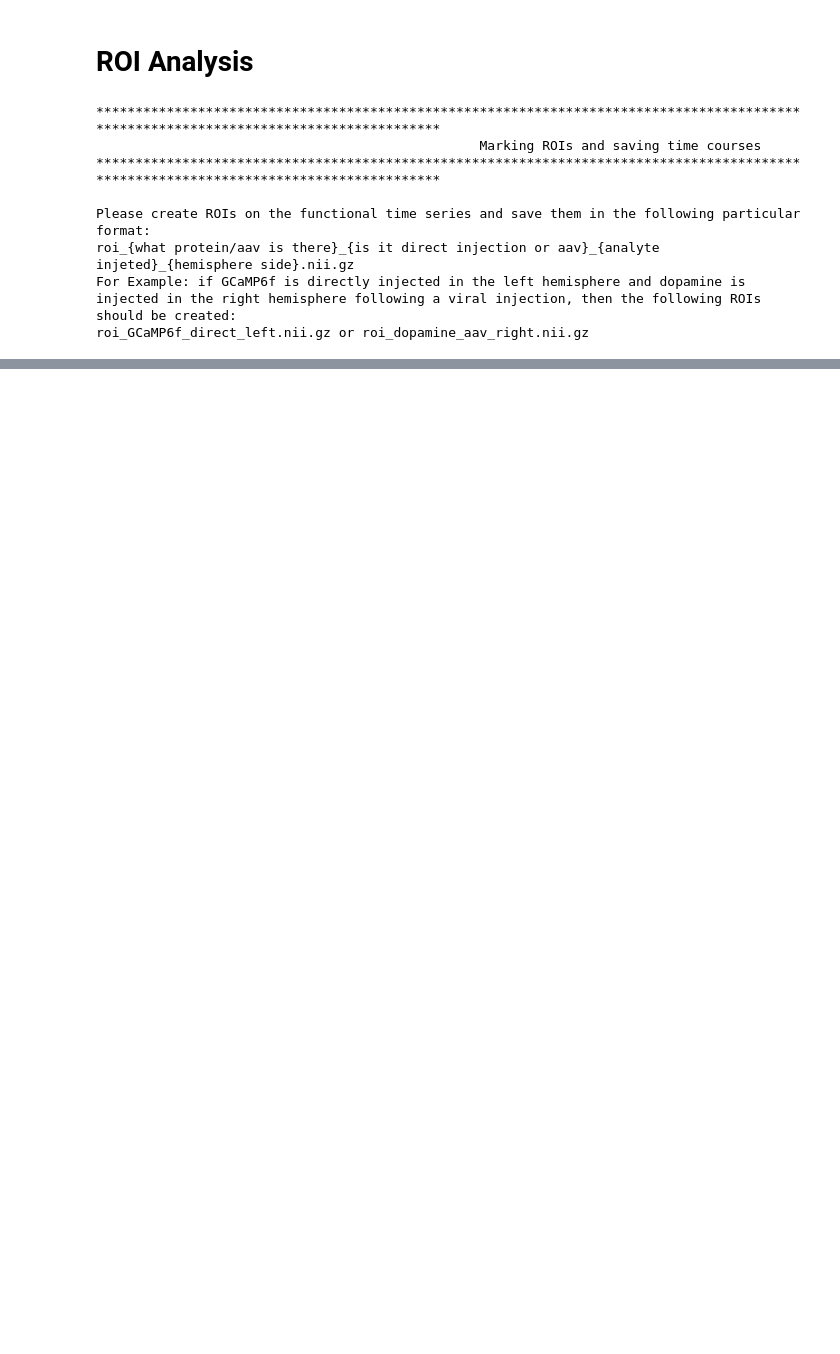
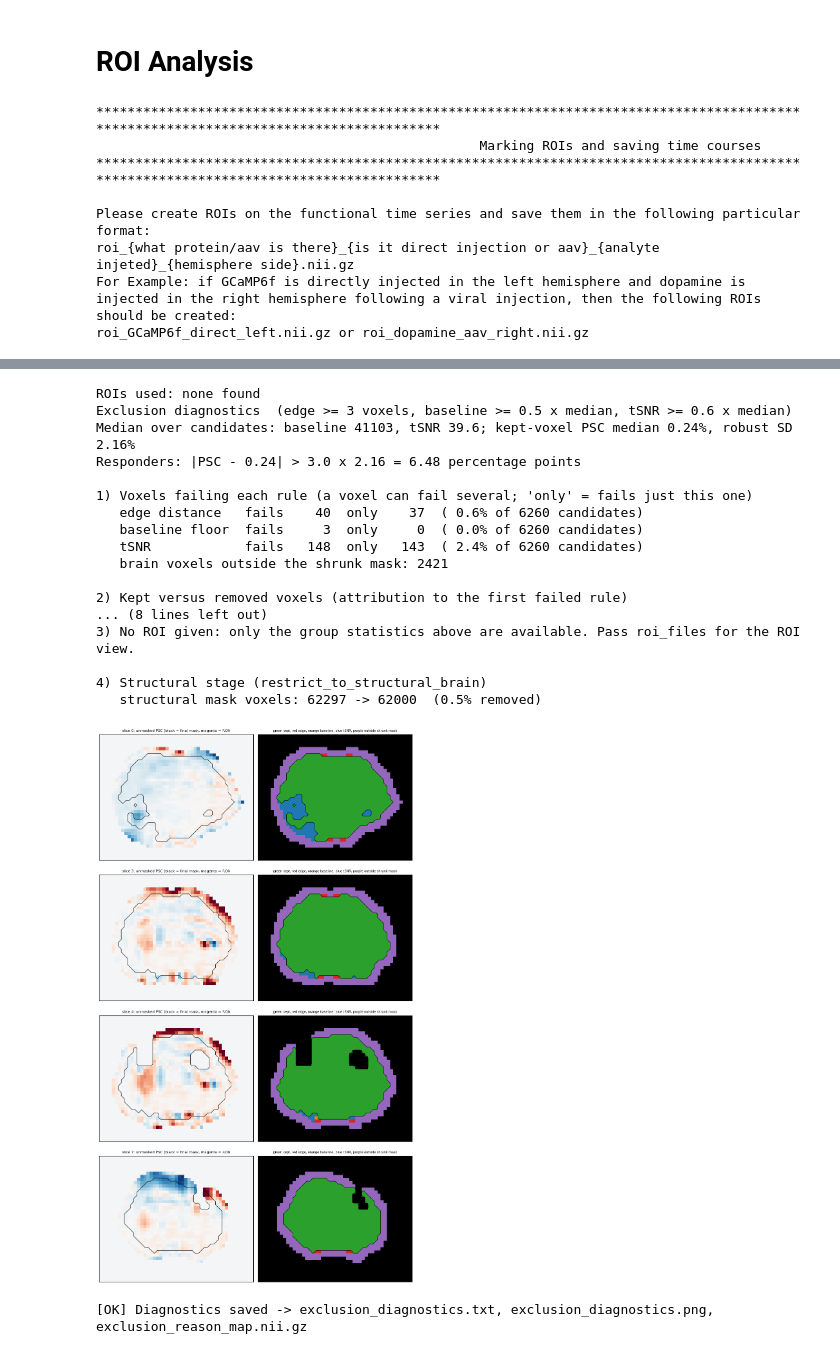
Before and after one commit to schmidt12335/fmri_analysis, a Jupyter notebook: mol_fMRI_v5.5.ipynb, the cells around one changed output, grey strips where cells are left out. Drawn from its saved outputs; the diff is of its cells as text; code cells hidden in the pictures; blank space fills up the shorter version.

```diff
--- a/mol_fMRI_v5.5.ipynb
+++ b/mol_fMRI_v5.5.ipynb
@@ -1739,11 +2035,14 @@ if is_step_enabled("spatial_smoothing"):
         # Re-running this cell: the input is already the smoothed file, so never smooth it a second time
         print_statement(f"{input_name_for_next_step}.nii.gz is already smoothed - skipping smoothing. Run the cell above that sets input_name_for_next_step to smooth again.", bcolors.NOTIFICATION)
     else:
-        if os.path.exists(mask_file):
-            masked_spatial_smoothing(f"{input_name_for_next_step}.nii.gz", mask_file, f"sm_{input_name_for_next_step}.nii.gz", 0.297)
+        smoothed_file = f"sm_{input_name_for_next_step}.nii.gz"
+        if os.path.exists(smoothed_file) and not ask_overwrite(smoothed_file, "Smoothed functional data", inputs=[f"{input_name_for_next_step}.nii.gz", mask_file]):
+            print_statement(f"Keeping the existing {smoothed_file}. Skipping smoothing.", bcolors.OKGREEN)
+        elif os.path.exists(mask_file):
+            masked_spatial_smoothing(f"{input_name_for_next_step}.nii.gz", mask_file, smoothed_file, 0.297)
         else:
             print_statement(f"Brain mask {mask_file} not found - smoothing without mask", bcolors.NOTIFICATION)
-            spatial_smoothing(f"{input_name_for_next_step}.nii.gz", f"sm_{input_name_for_next_step}.nii.gz", 0.297)
+            spatial_smoothing(f"{input_name_for_next_step}.nii.gz", smoothed_file, 0.297)
         input_name_for_next_step = f"sm_{input_name_for_next_step}"
 else:
     print_statement("⏭️ Spatial Smoothing not executed, will not get smoothed data in further pipeline", bcolors.NOTIFICATION)
@@ -1759,12 +2058,23 @@ compute_mean_range(motion_corrected_file, "mean_mc_func.nii.gz", 200, 500)
 masking_file("mean_mc_func.nii.gz", mask_file_shrunk, "cleaned_shrunk_mean_mc_func.nii.gz")
 masking_file("mean_mc_func.nii.gz", mask_file, "cleaned_mean_mc_func.nii.gz")
 
+# Brain outline including the cannula path (the brain mask has a notch there that is not a real edge) and the candidate region for the exclusion mask
+mask_outline, mask_candidate = create_outline_masks(mask_file, mask_file_cannulas, "mask_outline_with_cannulas.nii.gz", "mask_exclusion_candidates.nii.gz", trim_x=2, trim_z=2)
+masking_file("mean_mc_func.nii.gz", mask_outline, "cleaned_outline_mean_mc_func.nii.gz")
+
 # Exclusion mask for unreliable voxels (brain edge, low baseline, low tSNR); the limits are relative to this animal's own medians
 compute_tsnr(f"{input_name_for_next_step}.nii.gz", f"tsnr_baseline_{base_start}_to_{base_end}.nii.gz", base_start, base_end)
 create_exclusion_mask(f"mean_baseline_image_{base_start}_to_{base_end}.nii.gz", f"tsnr_baseline_{base_start}_to_{base_end}.nii.gz",
-                      candidate_mask=mask_file_shrunk, brain_mask=mask_file, output_mask="mask_thresholded.nii.gz",
+                      candidate_mask=mask_candidate, brain_mask=mask_outline, output_mask="mask_thresholded.nii.gz",
                       edge_trim_vox=3, min_baseline_rel=0.5, min_tsnr_rel=0.6)
 final_mask_used = os.path.join(analysis_dir, "mask_thresholded.nii.gz")
+
+# Speckle removal (isolated strong voxels, small clusters, voxels that do not follow their neighbours). It only makes a copy of the mask,
+# the maps above stay untouched and the despeckled maps are saved alongside them.
+despeckled_mask_used = os.path.join(analysis_dir, "mask_despeckled.nii.gz")
+speckle_info = create_despeckled_mask(f"scm_from_sm_{input_name_for_next_step}.nii.gz", final_mask_used, despeckled_mask_used,
+                                      psc_timeseries_file=f"scm_timeseries_from_sm_{input_name_for_next_step}.nii.gz",
+                                      low_sd=2.0, high_sd=3.0, min_cluster_voxels=5, min_neighbor_corr=0.3)
 
 
 if is_step_enabled("masking_file"):
@@ -1772,12 +2082,13 @@ if is_step_enabled("masking_file"):
     masking_file(f"scm_from_sm_{input_name_for_next_step}.nii.gz", final_mask_used, f"clean_thresh_scm_from_sm_{input_name_for_next_step}.nii.gz")
     masking_file(f"scm_from_sm_{input_name_for_next_step}.nii.gz", mask_file_shrunk, f"clean_shrunk_scm_from_sm_{input_name_for_next_step}.nii.gz")
     masking_file(f"scm_from_sm_{input_name_for_next_step}.nii.gz", mask_file, f"cleaned_scm_from_sm_{input_name_for_next_step}.nii.gz")
+    masking_file(f"scm_from_sm_{input_name_for_next_step}.nii.gz", despeckled_mask_used, f"clean_despeckled_scm_from_sm_{input_name_for_next_step}.nii.gz")
 
 else:
     print_statement("⏭️ Masking not executed, will not get cleaned data in further pipeline", bcolors.NOTIFICATION)
 
 
-input_file_for_coreg = analysis_dir / "cleaned_mean_mc_func.nii.gz"
+input_file_for_coreg = analysis_dir / "cleaned_outline_mean_mc_func.nii.gz"
 scm_for_coreg = analysis_dir / f"cleaned_scm_from_sm_{input_name_for_next_step}.nii.gz"
 # %% [output]
 mc_func.nii.gz
@@ -2106,0 +2729,36 @@ roi_GCaMP6f_direct_left.nii.gz or roi_dopamine_aav_right.nii.gz
+# %%
+#Exclusion mask diagnostics: which rule removes which voxels, and how much of the injection ROI(s) is lost (changes nothing)
+# Use the same limits as in the signal change map cell above.
+roi_list = sorted(str(analysis_dir / f) for f in os.listdir(analysis_dir) if f.startswith("roi_") and f.endswith(".nii.gz"))
+print("ROIs used:", [os.path.basename(r) for r in roi_list] if roi_list else "none found")
+
+exclusion_diagnostics(
+    psc_file=f"scm_from_sm_{input_name_for_next_step}.nii.gz",
+    baseline_file=f"mean_baseline_image_{base_start}_to_{base_end}.nii.gz",
+    tsnr_file=f"tsnr_baseline_{base_start}_to_{base_end}.nii.gz",
+    candidate_mask=mask_candidate, brain_mask=mask_file, edge_mask=mask_outline, final_mask=final_mask_used,
+    roi_files=roi_list,
+    psc_timeseries_file=f"scm_timeseries_from_sm_{input_name_for_next_step}.nii.gz",
+    motion_file=os.path.join(analysed_func_dir, "motion.1D"),
+    edge_trim_vox=3, min_baseline_rel=0.5, min_tsnr_rel=0.6,
+    structural_file=structural_file_for_coregistration, affine_mat="mean_func_struct_aligned.aff12.1D")
+# %% [output]
+ROIs used: none found
+Exclusion diagnostics  (edge >= 3 voxels, baseline >= 0.5 x median, tSNR >= 0.6 x median)
+Median over candidates: baseline 41103, tSNR 39.6; kept-voxel PSC median 0.24%, robust SD 2.16%
+Responders: |PSC - 0.24| > 3.0 x 2.16 = 6.48 percentage points
+
+1) Voxels failing each rule (a voxel can fail several; 'only' = fails just this one)
+   edge distance   fails    40  only    37  ( 0.6% of 6260 candidates)
+   baseline floor  fails     3  only     0  ( 0.0% of 6260 candidates)
+   tSNR            fails   148  only   143  ( 2.4% of 6260 candidates)
+   brain voxels outside the shrunk mask: 2421
+
+2) Kept versus removed voxels (attribution to the first failed rule)
+... (8 lines left out)
+3) No ROI given: only the group statistics above are available. Pass roi_files for the ROI view.
+
+4) Structural stage (restrict_to_structural_brain)
+   structural mask voxels: 62297 -> 62000  (0.5% removed)
+[figure, added]
+[OK] Diagnostics saved -> exclusion_diagnostics.txt, exclusion_diagnostics.png, exclusion_reason_map.nii.gz
```
Also changed, not shown: parts of 13 cells of this notebook.
